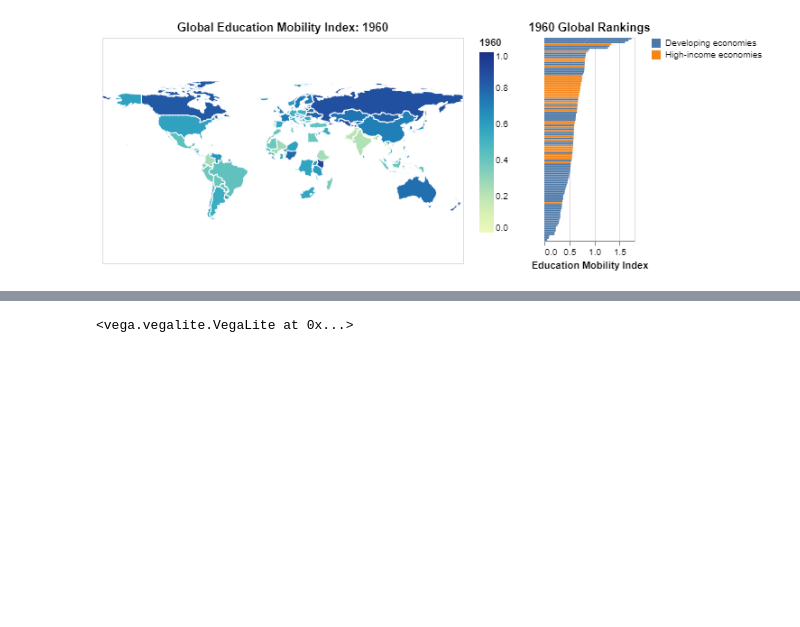
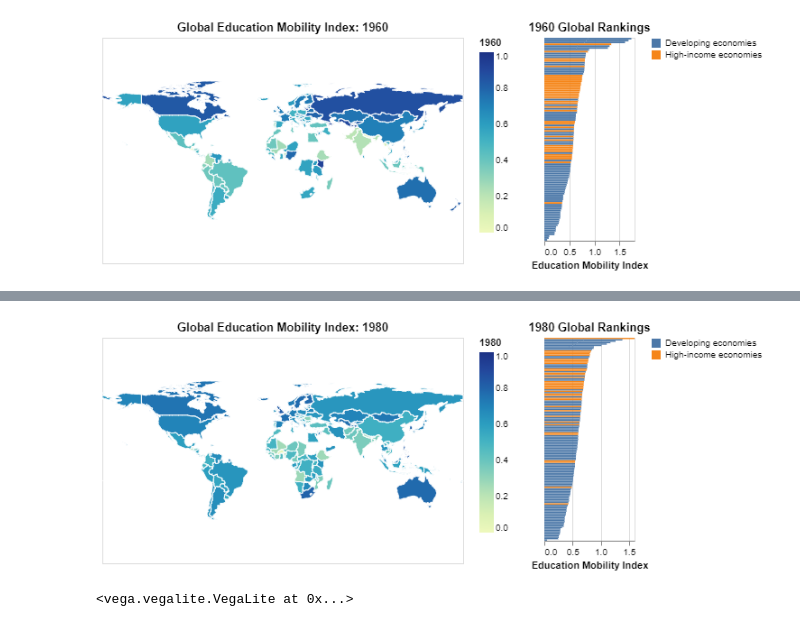
Before and after one commit to UBC-MDS/DSCI_532_L02_Group212_SocialMobilityProject, a Jupyter notebook: src/plot_functions.ipynb, the cells around one changed output, grey strips where cells are left out. Drawn from its saved outputs; the diff is of its cells as text; code cells hidden in the pictures; blank space fills up the shorter version.

Commit message:
added rank info

```diff
--- a/src/plot_functions.ipynb
+++ b/src/plot_functions.ipynb
@@ -94,3 +94,83 @@ map_and_bar_by_year(1960, map_and_bar_df)
 # %% [output]
 <vega.vegalite.VegaLite at 0x...>
 [figure]
+# %%
+def map_and_bar_by_year(year, map_and_bar_df):
+    """
+    ADD DOCUMENTATION HERE
+    """
+    # json base country map data
+    country_map = alt.topo_feature(data.world_110m.url, 'countries')
+
+
+    quote_yr = str(year)
+
+    #add rank column
+    plot_df = map_and_bar_df
+    plot_df = plot_df.loc[plot_df['child']=='all']
+    plot_df = plot_df.dropna(subset=[quote_yr])
+    plot_df['Rank'] = plot_df[quote_yr].rank(ascending = 0)
+    #print(plot_df)
+
+    selection = alt.selection_multi(fields = ['countryname'], resolve='global')
+    map_chart = alt.Chart(country_map).mark_geoshape(
+        stroke='white',
+        fill='lightgray'
+    ).encode(
+        color=alt.condition(selection,
+                           alt.Color(quote_yr, type='quantitative',
+                                    scale=alt.Scale(domain=[0, 1])),
+                           alt.value('lightgray'),
+                           legend=alt.Legend(title="EMI")),
+        tooltip = [
+            alt.Tooltip('countryname:N', title="country"),
+            alt.Tooltip(f'{year}:Q', title="EMI"),
+            alt.Tooltip('Rank:N', title="Global Rank")
+        ]
+    ).transform_lookup(
+        lookup='id',
+        from_=alt.LookupData(plot_df,'country_num', [quote_yr, 'countryname', 'Rank'])
+    ).properties(
+        width=600
+    ).project(
+        'equirectangular'
+    ).properties(title=f'Global Education Mobility Index: {year}',
+                height=250,
+                width=400).add_selection(selection)#.interactive()
+
+    #plot_dict = {
+    #    '1940': plot_df.dropna(subset=['1940']),
+    #    '1950': plot_df.dropna(subset=['1950']),
+    #    '1960': plot_df.dropna(subset=['1960']),
+    #    '1970': plot_df.dropna(subset=['1970']),
+    #    '1980': plot_df.dropna(subset=['1980'])
+    #}
+
+    bar_chart_data = plot_df#plot_dict[quote_yr]
+
+    bar_chart = alt.Chart(bar_chart_data.loc[bar_chart_data['child'] == 'all']).mark_bar().encode(
+        alt.X(f'{quote_yr}:Q', title="Education Mobility Index"),
+        alt.Y('countryname', axis=None, title='',
+        sort=alt.EncodingSortField(field=quote_yr,
+                                   order="descending")),
+        #color=alt.Color('incgroup2'),
+        color=alt.condition(selection,
+                            'incgroup2',
+                            alt.value('lightgray'),
+                            legend=alt.Legend(title="")
+        ),
+        tooltip = [
+            alt.Tooltip('countryname:N', title="country"),
+            alt.Tooltip(f'{quote_yr}:Q', title="EMI"),
+            alt.Tooltip('Rank:N', title="Global Rank")
+        ]
+    ).properties(title=f'{year} Global Rankings', height = 225, width = 100).add_selection(selection)
+
+
+    map_and_bar = (map_chart | bar_chart)
+
+    return map_and_bar
+
+
+map_and_bar_by_year(1980, map_and_bar_df)
+# %% [output]
@@ -97,3 +178,4 @@ map_and_bar_by_year(1960, map_and_bar_df)
+[figure, added]
 # %%
 def line_charts(compare_chart_df, country_list):
     """
```
Also changed, not shown: parts of 1 cell of this notebook.
